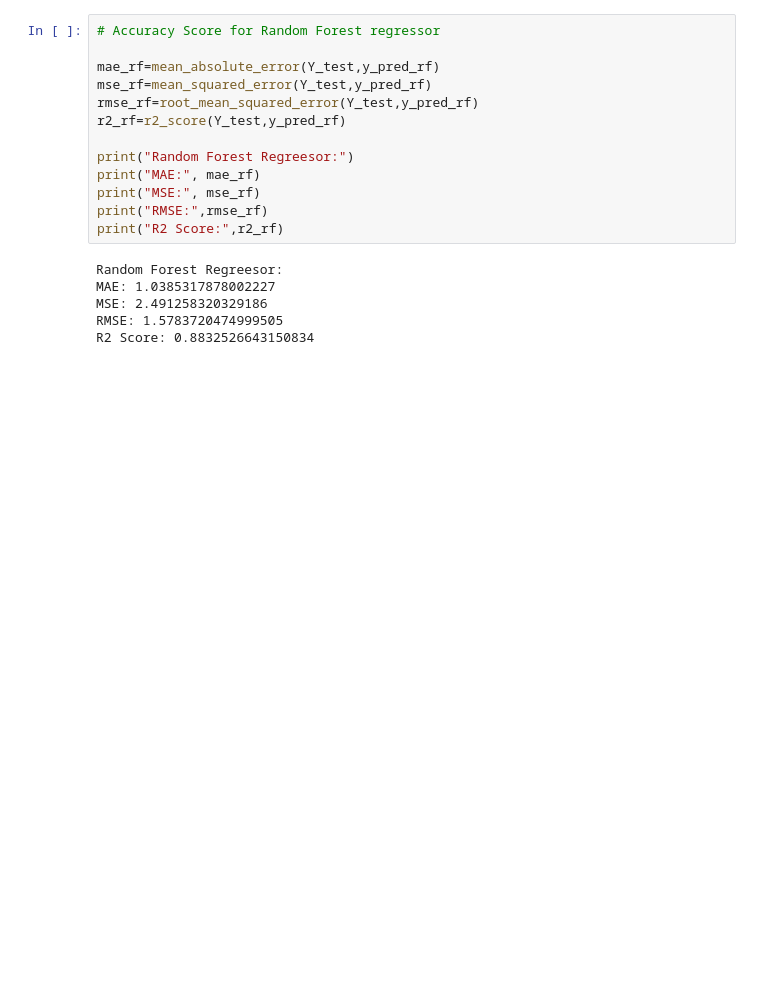
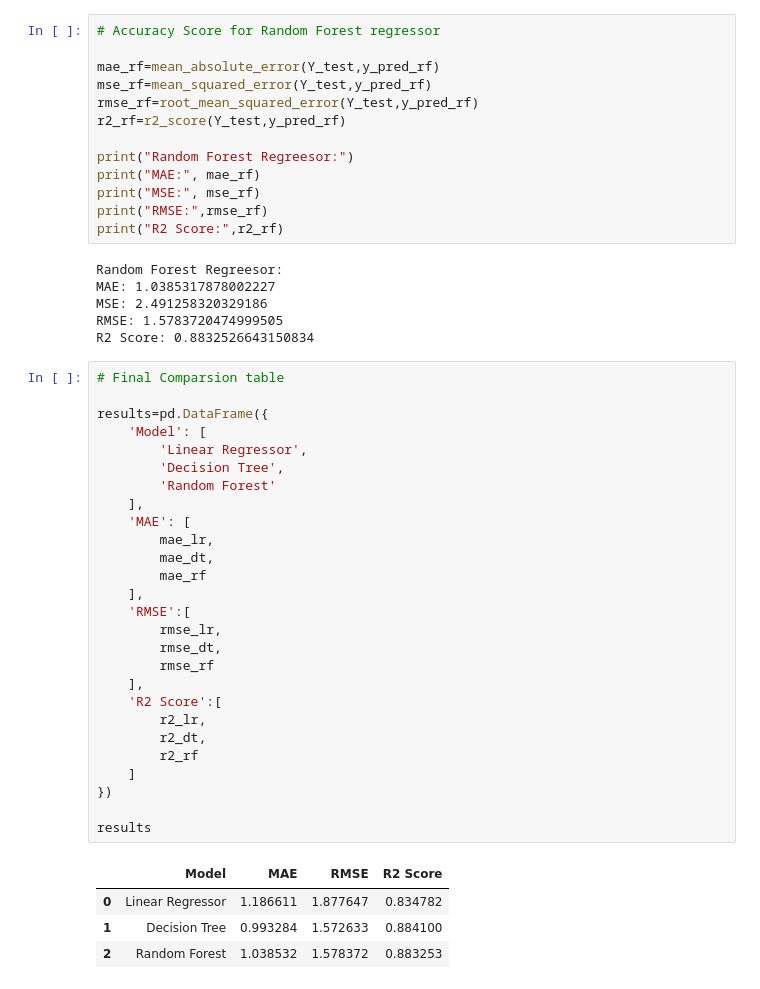
Before and after one commit to skmorwa2001-star/Student-Performance-Predictor, a Jupyter notebook: data.ipynb, the cells around one changed output. Drawn from its saved outputs; the diff is of its cells as text; blank space fills up the shorter version.

```diff
--- a/data.ipynb
+++ b/data.ipynb
@@ -275,3 +275,35 @@ MAE: 1.0385317878002227
 MSE: 2.491258320329186
 RMSE: 1.5783720474999505
 R2 Score: 0.8832526643150834
+# %%
+# Final Comparsion table
+
+results=pd.DataFrame({
+    'Model': [
+        'Linear Regressor',
+        'Decision Tree',
+        'Random Forest'
+    ],
+    'MAE': [
+        mae_lr,
+        mae_dt,
+        mae_rf
+    ],
+    'RMSE':[
+        rmse_lr,
+        rmse_dt,
+        rmse_rf
+    ],
+    'R2 Score':[
+        r2_lr,
+        r2_dt,
+        r2_rf
+    ]
+})
+
+results
+# %% [output]
+|  | Model | MAE | RMSE | R2 Score |
+| 0 | Linear Regressor | 1.186611 | 1.877647 | 0.834782 |
+| 1 | Decision Tree | 0.993284 | 1.572633 | 0.884100 |
+| 2 | Random Forest | 1.038532 | 1.578372 | 0.883253 |
```
Also changed, not shown: parts of 6 cells of this notebook, 2 other files.
